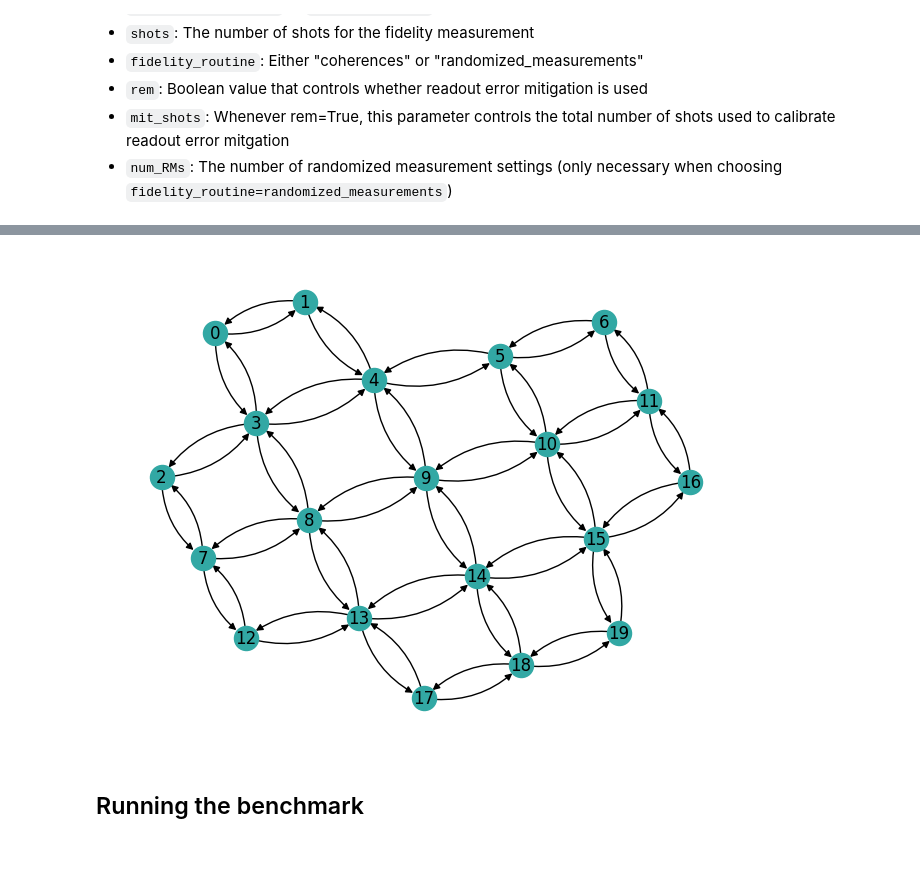
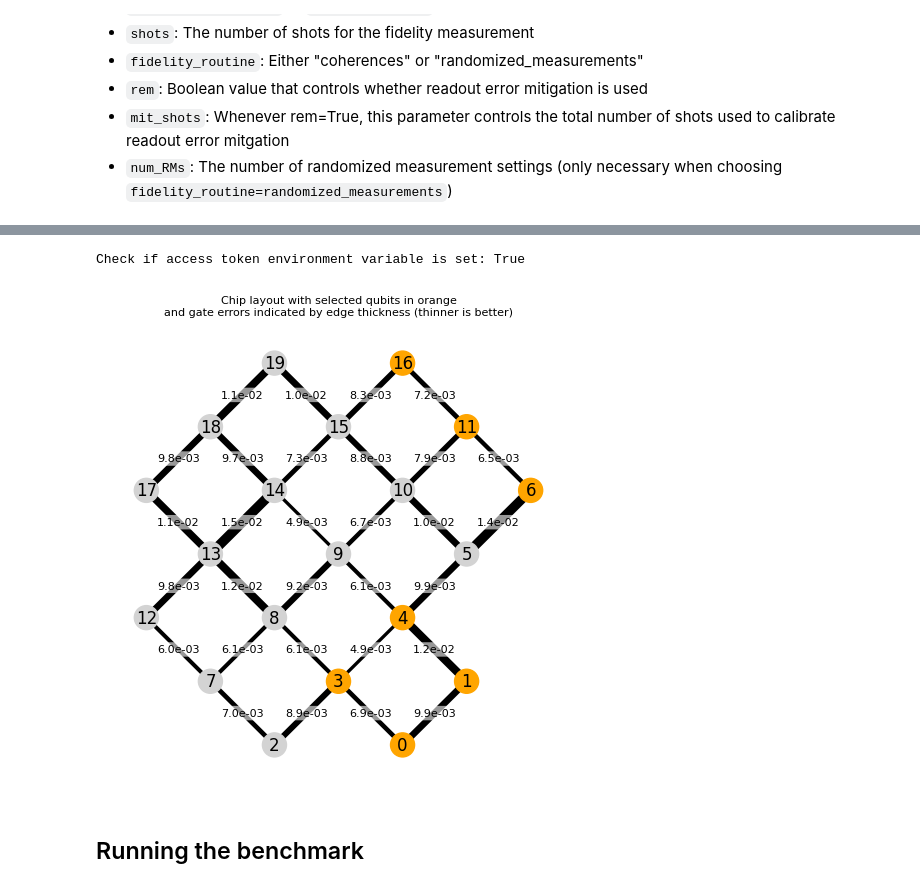
Before and after one commit to iqm-finland/iqm-benchmarks, a Jupyter notebook: docs/examples/example_ghz.ipynb, the cells around one changed output, grey strips where cells are left out. Saved outputs shown, nothing was run; the diff lists cells and outputs as text; code cells hidden in the pictures; blank space fills up the shorter version.

Commit message:
Included layout selection plot in example_ghz notebook; Fix of optional parameter handling in plot_layout_fidelity_graph function

```diff
--- a/docs/examples/example_ghz.ipynb
+++ b/docs/examples/example_ghz.ipynb
@@ -46,13 +56,14 @@ For thinking about which qubit layouts to use, the following visualization of th
 # %%
-from rustworkx.visualization import mpl_draw
-from rustworkx import spring_layout
-from iqm.qiskit_iqm.fake_backends.fake_apollo import IQMFakeApollo
+from iqm.benchmarks.utils import plot_layout_fidelity_graph
+import os
 
-backend = IQMFakeApollo()
-mpl_draw(backend.coupling_map.graph, arrows=True, with_labels=True, node_color='#32a8a4',
-         pos=spring_layout(backend.coupling_map.graph, num_iter=200))
+print(f"Check if access token environment variable is set: {'IQM_TOKEN' in os.environ}")
+cal_url = f"https://api.resonance.meetiqm.com/quantum-computers/v1/garnet/calibrations"
+qubit_layouts = [[0,1,3,4], [11,16,6]]
+fig = plot_layout_fidelity_graph(cal_url, qubit_layouts = qubit_layouts, station = "Garnet")
 # %% [output]
+Check if access token environment variable is set: True
-[figure, old version]
+[figure, new version]
 # %% [markdown]
 ## Running the benchmark
 # %%
```
Also changed, not shown: parts of 1 cell of this notebook, 1 other file.
